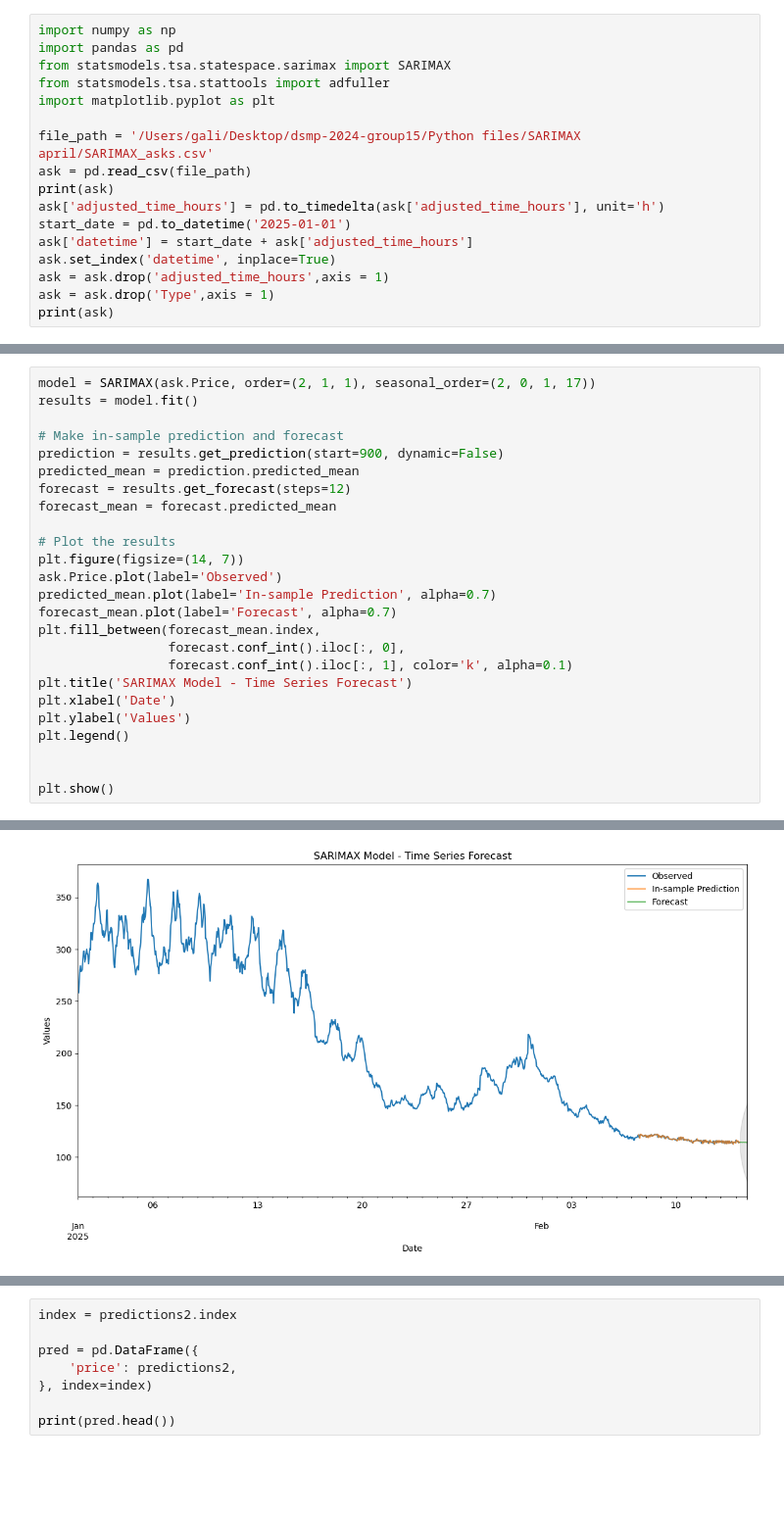
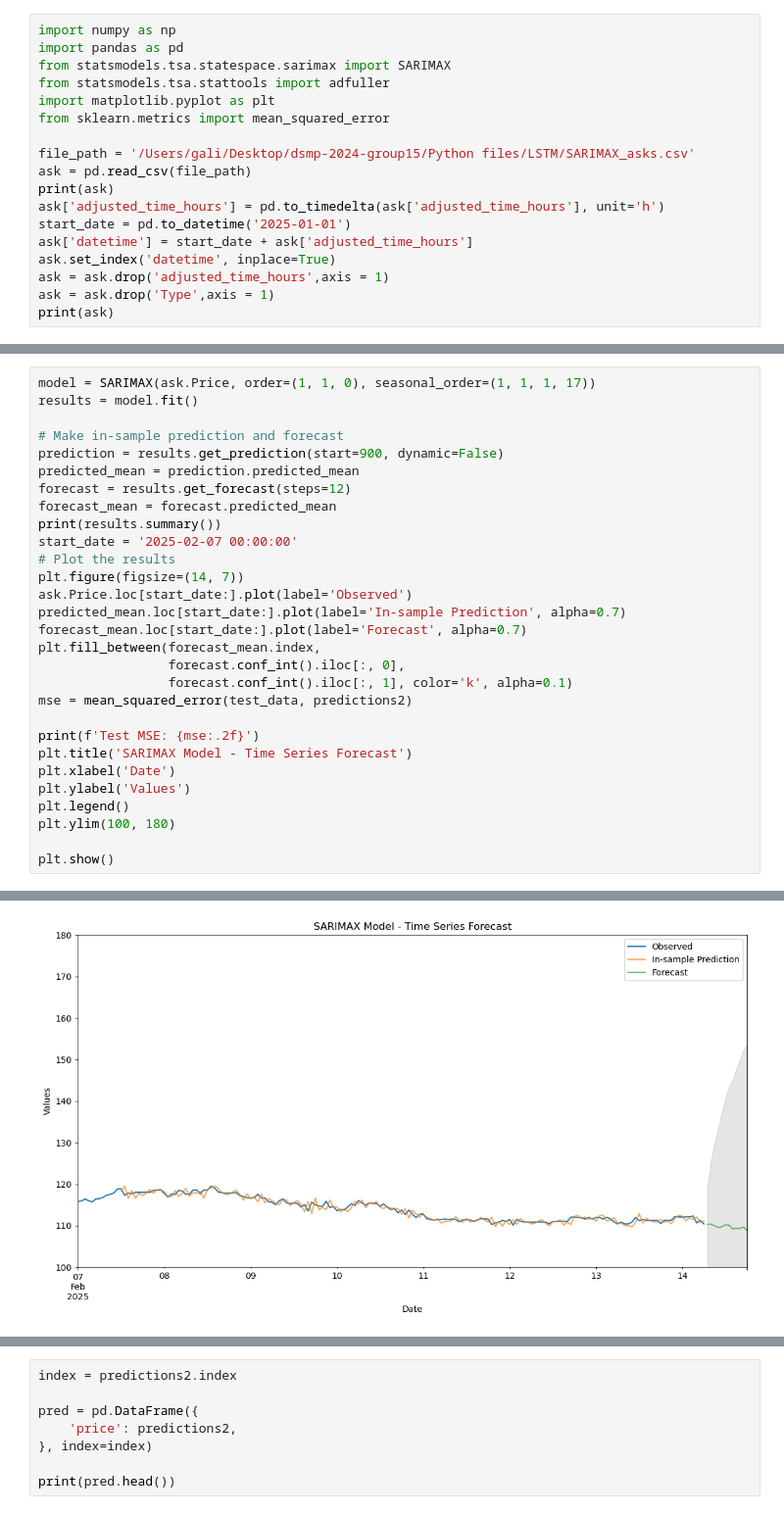
Before and after one commit to UoB-DSMP-2023-24/dsmp-2024-group15, a Jupyter notebook: Python files/SARIMAX april/Untitled.ipynb, the cells around one changed output, grey strips where cells are left out. Shown: that part at 98% size. Cells and saved outputs as stored; diff of their text form; blank space fills up the shorter version.

Commit message:
more concise and visual files

```diff
--- a/Python files/SARIMAX april/Untitled.ipynb
+++ b/Python files/SARIMAX april/Untitled.ipynb
@@ -4,8 +4,9 @@ import pandas as pd
 from statsmodels.tsa.statespace.sarimax import SARIMAX
 from statsmodels.tsa.stattools import adfuller
 import matplotlib.pyplot as plt
+from sklearn.metrics import mean_squared_error
 
-file_path = '/Users/gali/Desktop/dsmp-2024-group15/Python files/SARIMAX april/SARIMAX_asks.csv'
+file_path = '/Users/gali/Desktop/dsmp-2024-group15/Python files/LSTM/SARIMAX_asks.csv'
 ask = pd.read_csv(file_path)
 print(ask)
 ask['adjusted_time_hours'] = pd.to_timedelta(ask['adjusted_time_hours'], unit='h')
@@ -69,7 +70,7 @@ Performing stepwise search to minimize aic
 Warnings:
 [1] Covariance matrix calculated using the outer product of gradients (complex-step).
 # %%
-model = SARIMAX(ask.Price, order=(2, 1, 1), seasonal_order=(2, 0, 1, 17))
+model = SARIMAX(ask.Price, order=(1, 1, 0), seasonal_order=(1, 1, 1, 17))
 results = model.fit()
 
 # Make in-sample prediction and forecast
@@ -77,20 +78,24 @@ prediction = results.get_prediction(start=900, dynamic=False)
 predicted_mean = prediction.predicted_mean
 forecast = results.get_forecast(steps=12)
 forecast_mean = forecast.predicted_mean
-
+print(results.summary())
+start_date = '2025-02-07 00:00:00'
 # Plot the results
 plt.figure(figsize=(14, 7))
-ask.Price.plot(label='Observed')
-predicted_mean.plot(label='In-sample Prediction', alpha=0.7)
-forecast_mean.plot(label='Forecast', alpha=0.7)
+ask.Price.loc[start_date:].plot(label='Observed')
+predicted_mean.loc[start_date:].plot(label='In-sample Prediction', alpha=0.7)
+forecast_mean.loc[start_date:].plot(label='Forecast', alpha=0.7)
 plt.fill_between(forecast_mean.index,
                  forecast.conf_int().iloc[:, 0],
                  forecast.conf_int().iloc[:, 1], color='k', alpha=0.1)
+mse = mean_squared_error(test_data, predictions2)
+
+print(f'Test MSE: {mse:.2f}')
 plt.title('SARIMAX Model - Time Series Forecast')
 plt.xlabel('Date')
 plt.ylabel('Values')
 plt.legend()
-
+plt.ylim(100, 180)
 
 plt.show()
 # %% [output]
@@ -115,4 +120,4 @@ CONVERGENCE: REL_REDUCTION_OF_F_<=_FACTR*EPSMCH
-[figure, old version]
+[figure, new version]
 # %%
 from sklearn.model_selection import train_test_split
 from sklearn.metrics import mean_squared_error
```
Also changed, not shown: parts of 3 cells of this notebook, 9 other files.
